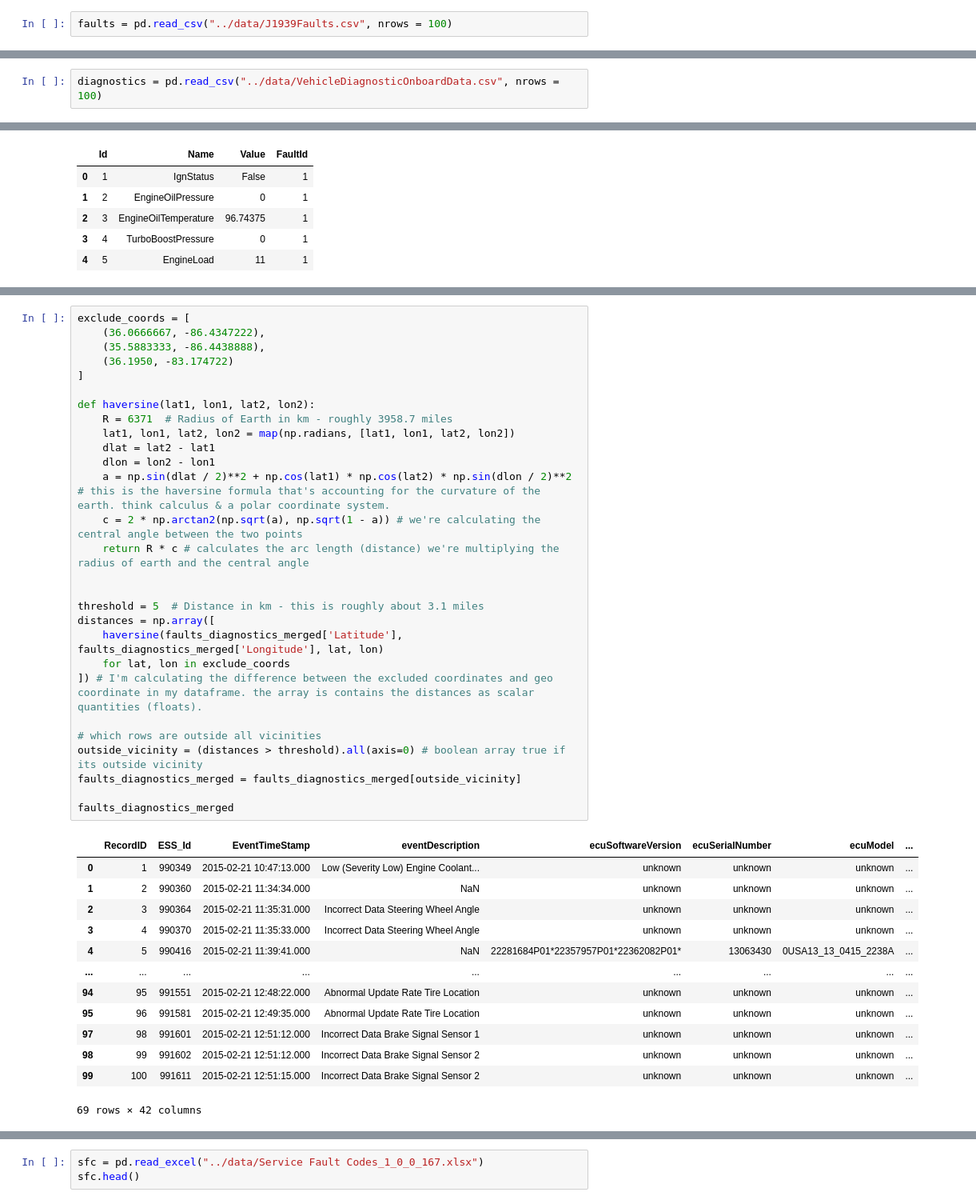
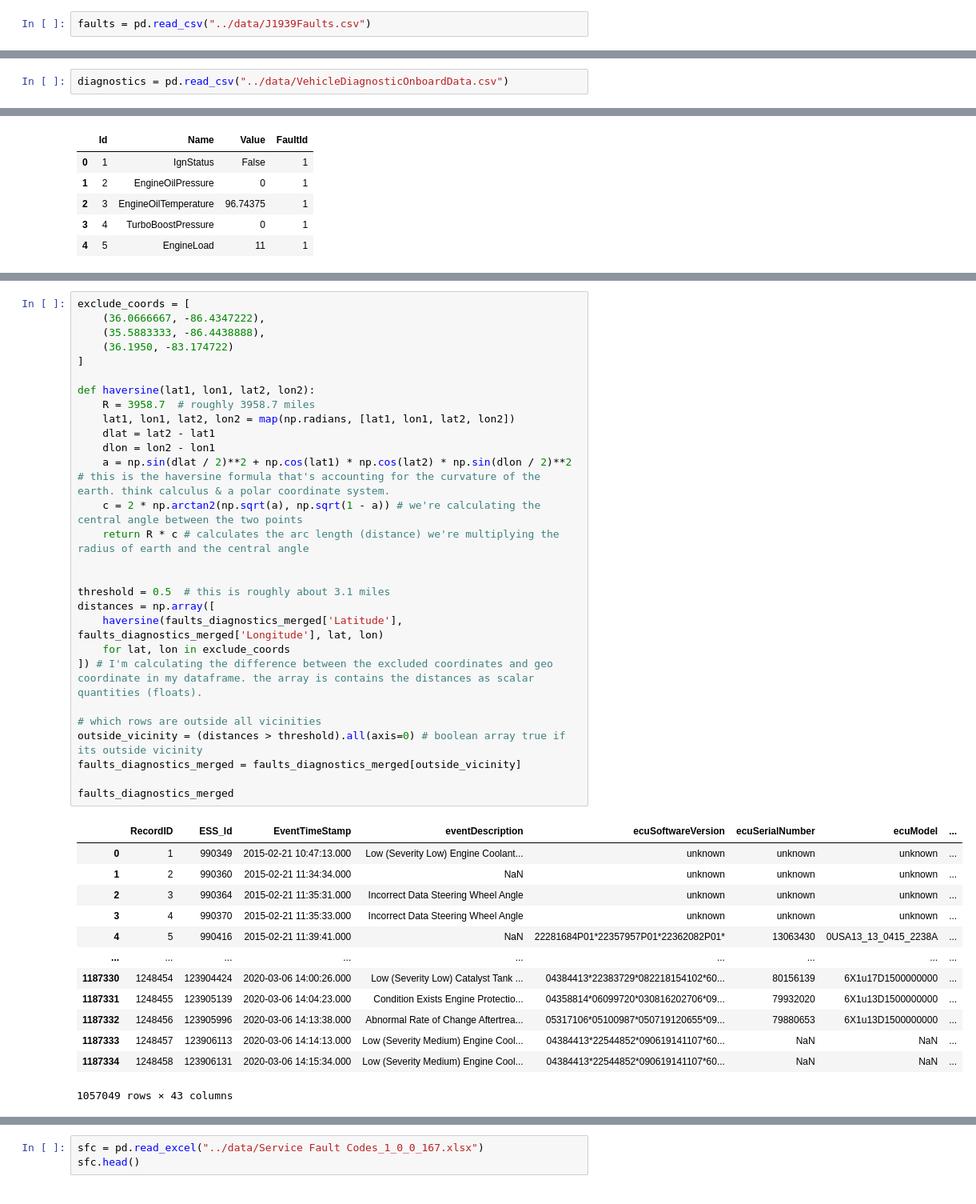
Before and after one commit to nss-data-science-cohort-8/big-g-big-rigs, a Jupyter notebook: notebooks/Big_Rid_Workbook.ipynb, the cells around one changed output, grey strips where cells are left out. Shown at 80% size. Cells and saved outputs as stored; diff of their text form.

```diff
--- a/notebooks/Big_Rid_Workbook.ipynb
+++ b/notebooks/Big_Rid_Workbook.ipynb
@@ -4,7 +4,7 @@ import numpy as np
 # %% [markdown]
 ### EDA (Faults)
 # %%
-faults = pd.read_csv("../data/J1939Faults.csv", nrows = 100)
+faults = pd.read_csv("../data/J1939Faults.csv")
 # %%
 faults.head()
 # %% [output]
@@ -129,7 +147,7 @@ faults_prepped.shape
 # %% [markdown]
 ### EDA (Diagnostics)
 # %%
-diagnostics = pd.read_csv("../data/VehicleDiagnosticOnboardData.csv", nrows = 100)
+diagnostics = pd.read_csv("../data/VehicleDiagnosticOnboardData.csv")
 # %%
 diagnostics.head()
 # %% [output]
@@ -314,39 +319,39 @@ exclude_coords = [
     (36.1950, -83.174722)
 ]
 
 def haversine(lat1, lon1, lat2, lon2):
-    R = 6371  # Radius of Earth in km - roughly 3958.7 miles
+    R = 3958.7  # roughly 3958.7 miles
     lat1, lon1, lat2, lon2 = map(np.radians, [lat1, lon1, lat2, lon2])
     dlat = lat2 - lat1
     dlon = lon2 - lon1
     a = np.sin(dlat / 2)**2 + np.cos(lat1) * np.cos(lat2) * np.sin(dlon / 2)**2 # this is the haversine formula that's accounting for the curvature of the earth. think calculus & a polar coordinate system.
     c = 2 * np.arctan2(np.sqrt(a), np.sqrt(1 - a)) # we're calculating the central angle between the two points
     return R * c # calculates the arc length (distance) we're multiplying the radius of earth and the central angle
 
 
-threshold = 5  # Distance in km - this is roughly about 3.1 miles
+threshold = 0.5  # this is roughly about 3.1 miles
 distances = np.array([
     haversine(faults_diagnostics_merged['Latitude'], faults_diagnostics_merged['Longitude'], lat, lon)
     for lat, lon in exclude_coords
 ]) # I'm calculating the difference between the excluded coordinates and geo coordinate in my dataframe. the array is contains the distances as scalar quantities (floats).
 
 # which rows are outside all vicinities
 outside_vicinity = (distances > threshold).all(axis=0) # boolean array true if its outside vicinity
 faults_diagnostics_merged = faults_diagnostics_merged[outside_vicinity]
 
 faults_diagnostics_merged
 # %% [output]
 |  | RecordID | ESS_Id | EventTimeStamp | eventDescription | ecuSoftwareVersion | ecuSerialNumber | ecuModel | ... |
 | 0 | 1 | 990349 | 2015-02-21 10:47:13.000 | Low (Severity Low) Engine Coolant... | unknown | unknown | unknown | ... |
 | 1 | 2 | 990360 | 2015-02-21 11:34:34.000 | NaN | unknown | unknown | unknown | ... |
 | 2 | 3 | 990364 | 2015-02-21 11:35:31.000 | Incorrect Data Steering Wheel Angle | unknown | unknown | unknown | ... |
 | 3 | 4 | 990370 | 2015-02-21 11:35:33.000 | Incorrect Data Steering Wheel Angle | unknown | unknown | unknown | ... |
 | 4 | 5 | 990416 | 2015-02-21 11:39:41.000 | NaN | 22281684P01*22357957P01*22362082P01* | 13063430 | 0USA13_13_0415_2238A | ... |
 | ... | ... | ... | ... | ... | ... | ... | ... | ... |
-| 94 | 95 | 991551 | 2015-02-21 12:48:22.000 | Abnormal Update Rate Tire Location | unknown | unknown | unknown | ... |
-| 95 | 96 | 991581 | 2015-02-21 12:49:35.000 | Abnormal Update Rate Tire Location | unknown | unknown | unknown | ... |
-| 97 | 98 | 991601 | 2015-02-21 12:51:12.000 | Incorrect Data Brake Signal Sensor 1 | unknown | unknown | unknown | ... |
-| 98 | 99 | 991602 | 2015-02-21 12:51:12.000 | Incorrect Data Brake Signal Sensor 2 | unknown | unknown | unknown | ... |
-| 99 | 100 | 991611 | 2015-02-21 12:51:15.000 | Incorrect Data Brake Signal Sensor 2 | unknown | unknown | unknown | ... |
+| 1187330 | 1248454 | 123904424 | 2020-03-06 14:00:26.000 | Low (Severity Low) Catalyst Tank ... | 04384413*22383729*082218154102*60... | 80156139 | 6X1u17D1500000000 | ... |
+| 1187331 | 1248455 | 123905139 | 2020-03-06 14:04:23.000 | Condition Exists Engine Protectio... | 04358814*06099720*030816202706*09... | 79932020 | 6X1u13D1500000000 | ... |
+| 1187332 | 1248456 | 123905996 | 2020-03-06 14:13:38.000 | Abnormal Rate of Change Aftertrea... | 05317106*05100987*050719120655*09... | 79880653 | 6X1u13D1500000000 | ... |
+| 1187333 | 1248457 | 123906113 | 2020-03-06 14:14:13.000 | Low (Severity Medium) Engine Cool... | 04384413*22544852*090619141107*60... | NaN | NaN | ... |
+| 1187334 | 1248458 | 123906131 | 2020-03-06 14:15:34.000 | Low (Severity Medium) Engine Cool... | 04384413*22544852*090619141107*60... | NaN | NaN | ... |
-69 rows × 42 columns
+1057049 rows × 43 columns
 # %%
```
Also changed, not shown: parts of 24 cells of this notebook.
